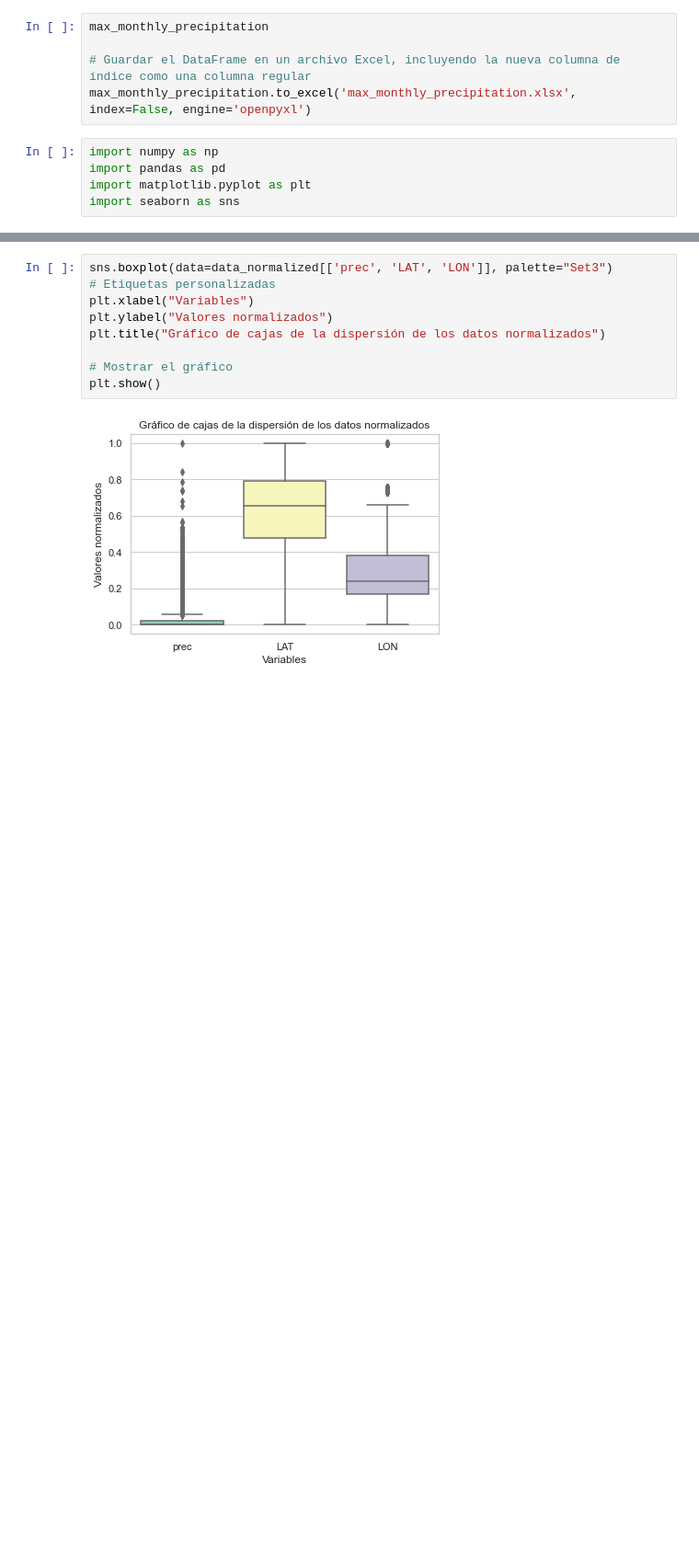
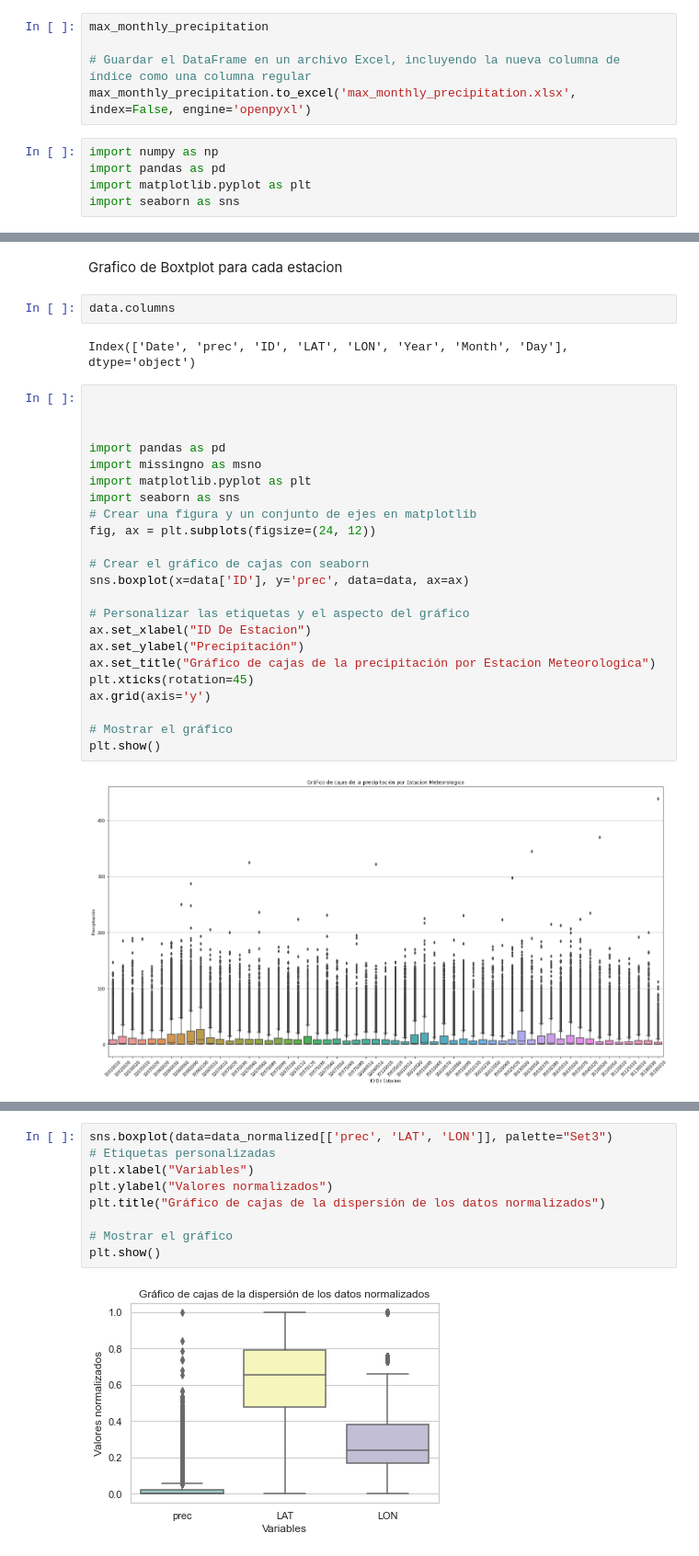
Before and after one commit to Ronaldoh99/Proyecto_mod_precipitacion, a Jupyter notebook: Codigos de Python/NoteNook_model_KNN.ipynb, the cells around one changed output, grey strips where cells are left out. Shown at 92% size. Cells and saved outputs as stored; diff of their text form; blank space fills up the shorter version.

```diff
--- a/Codigos de Python/NoteNook_model_KNN.ipynb
+++ b/Codigos de Python/NoteNook_model_KNN.ipynb
@@ -3758,0 +3776,31 @@ plt.show()
+# %% [markdown]
+Grafico de Boxtplot para cada estacion
+# %%
+data.columns
+# %% [output]
+Index(['Date', 'prec', 'ID', 'LAT', 'LON', 'Year', 'Month', 'Day'], dtype='object')
+# %%
+
+
+
+import pandas as pd
+import missingno as msno
+import matplotlib.pyplot as plt
+import seaborn as sns
+# Crear una figura y un conjunto de ejes en matplotlib
+fig, ax = plt.subplots(figsize=(24, 12))
+
+# Crear el gráfico de cajas con seaborn
+sns.boxplot(x=data['ID'], y='prec', data=data, ax=ax)
+
+# Personalizar las etiquetas y el aspecto del gráfico
+ax.set_xlabel("ID De Estacion")
+ax.set_ylabel("Precipitación")
+ax.set_title("Gráfico de cajas de la precipitación por Estacion Meteorologica")
+plt.xticks(rotation=45)
+ax.grid(axis='y')
+
+# Mostrar el gráfico
+plt.show()
+# %% [output]
+[figure, added]
```
Also changed, not shown: parts of 5 cells of this notebook, 9 other files.
